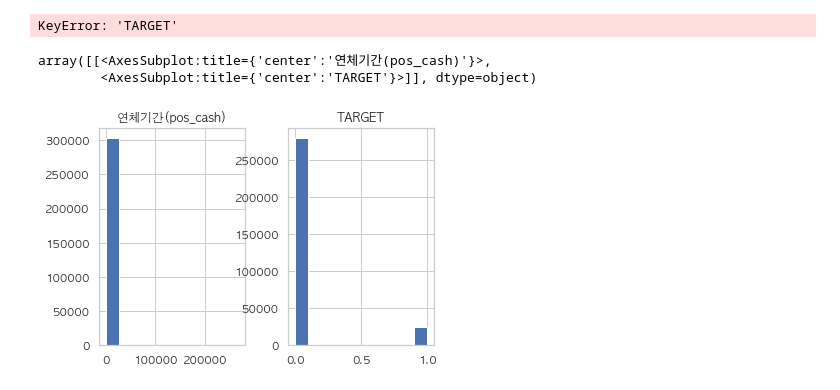
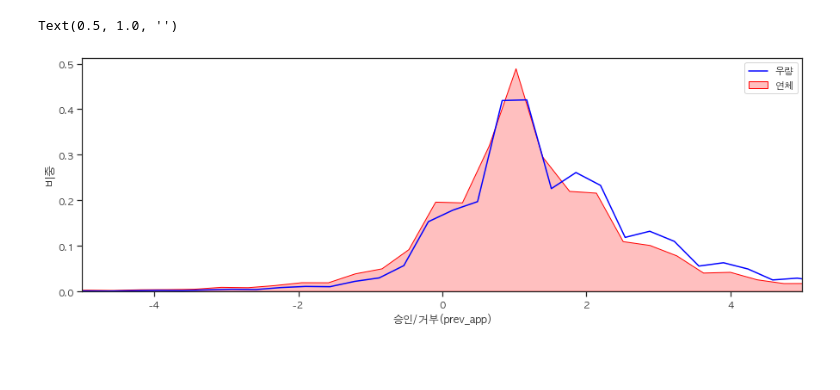
Before and after one commit to kkiyou/default-risk, a Jupyter notebook: sungjune/visualization.ipynb, the cells around one changed output. Drawn from its saved outputs; the diff is of its cells as text; code cells hidden in the pictures; blank space fills up the shorter version.

```diff
--- a/sungjune/visualization.ipynb
+++ b/sungjune/visualization.ipynb
@@ -20,2 +40,5 @@ datasets = pd.read_csv("../pre_data/[no_up]train_datasets.csv", index_col=0)
+# %%
+pre_app_ds = \
+    datasets[["승인/거부(prev_app)", "(추정)이자율", "연체일", "연체횟수", "승인액/요청액", "TARGET"]]
 # %%
 # POS_CASH: Point of sales loan(소비재 구매 시 할부 대출) 관련 자료
@@ -58,23 +173,31 @@ uf.box_plot(pos_cash_ds, "소액연체비중(pos_cash)")
 # %%
-temp_1 = pos_cash_ds.loc[pos_cash_ds["TARGET"] == 1, ["소액연체비중(pos_cash)"]]
-temp_0 = pos_cash_ds.loc[pos_cash_ds["TARGET"] == 0, ["소액연체비중(pos_cash)"]]
+temp_1 = pre_app_ds.loc[pre_app_ds["TARGET"] == 1, ["승인/거부(prev_app)"]]
+temp_0 = pre_app_ds.loc[pre_app_ds["TARGET"] == 0, ["승인/거부(prev_app)"]]
 plt.figure(figsize=(15, 5))
-sns.set_theme(style="whitegrid",
+sns.set_theme(style="ticks",
               font="AppleGothic",
               rc={"axes.unicode_minus":False}
              )
-sns.kdeplot(data=temp_1, x="소액연체비중(pos_cash)", label="연체")
-sns.kdeplot(data=temp_0, x="소액연체비중(pos_cash)", label="우량")
-set(xlim=(0, 1))
+sns.kdeplot(data=temp_1,
+            x="승인/거부(prev_app)",
+            label="연체",
+            shade=True, # 하단 밀도 표시 여부
+            color="red", # 색
+            bw=0.2, # histogram에서 선을 연결할 때 얼마나 완만하게 그릴지
+            )
+sns.kdeplot(data=temp_0,
+            x="승인/거부(prev_app)",
+            label="우량",
+            color="blue", # 색
+            bw=0.2, # histogram에서 선을 연결할 때 얼마나 완만하게 그릴지
+            )
 
-plt.xlabel("힐부 연체 기간")
-plt.ylabel("비율")
-plt.title("POS 할부 연체 이력과 연체 가능성 비교")
+plt.xlim(-5, 5)
+plt.legend()
+# plt.xlabel("", fontsize=13)
+plt.ylabel("비중", fontsize=13)
+
+plt.title("")
 # %% [output]
-KeyError: 'TARGET'
+Text(0.5, 1.0, '')
+[figure, added]
-# %%
-pos_cash_ds.iloc[:, [0, 2]].hist()
-# %% [output]
-array([[<AxesSubplot:title={'center':'연체기간(pos_cash)'}>,
-        <AxesSubplot:title={'center':'TARGET'}>]], dtype=object)
-[figure, removed]
```
Also changed, not shown: parts of 13 cells of this notebook, 5 other files.
